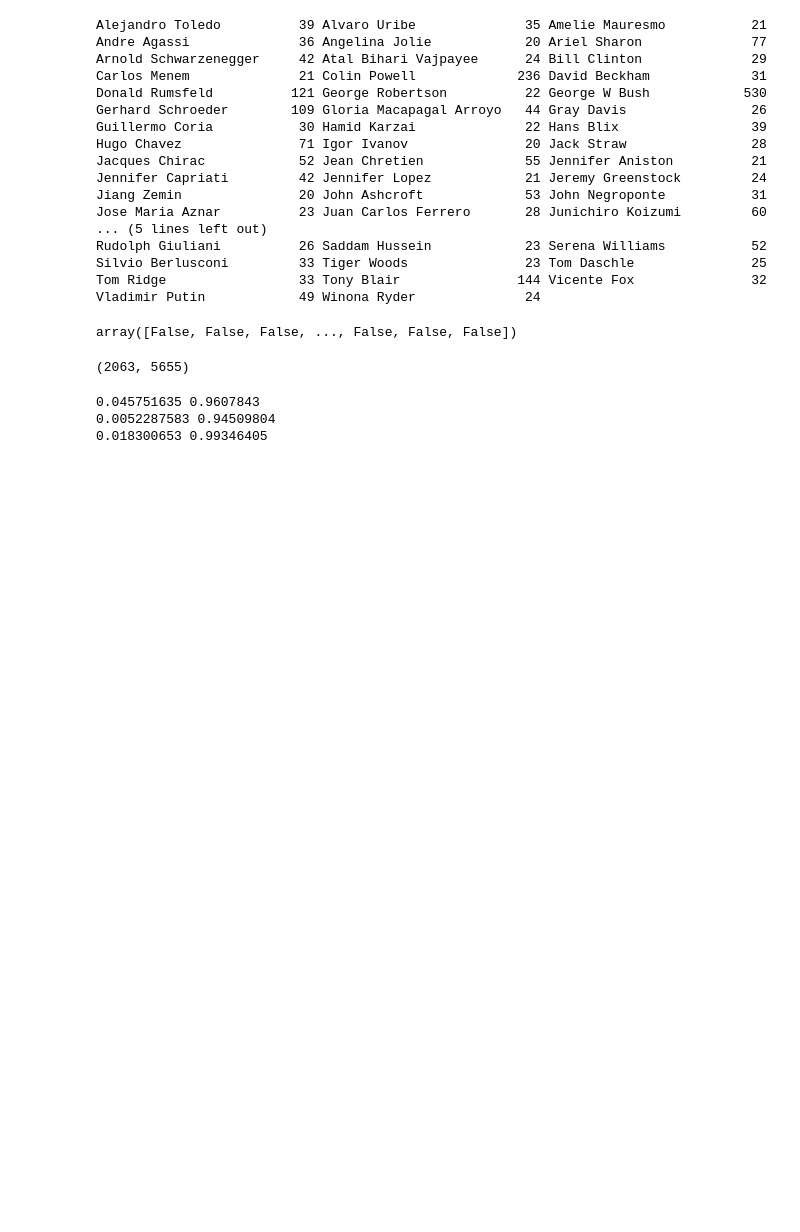
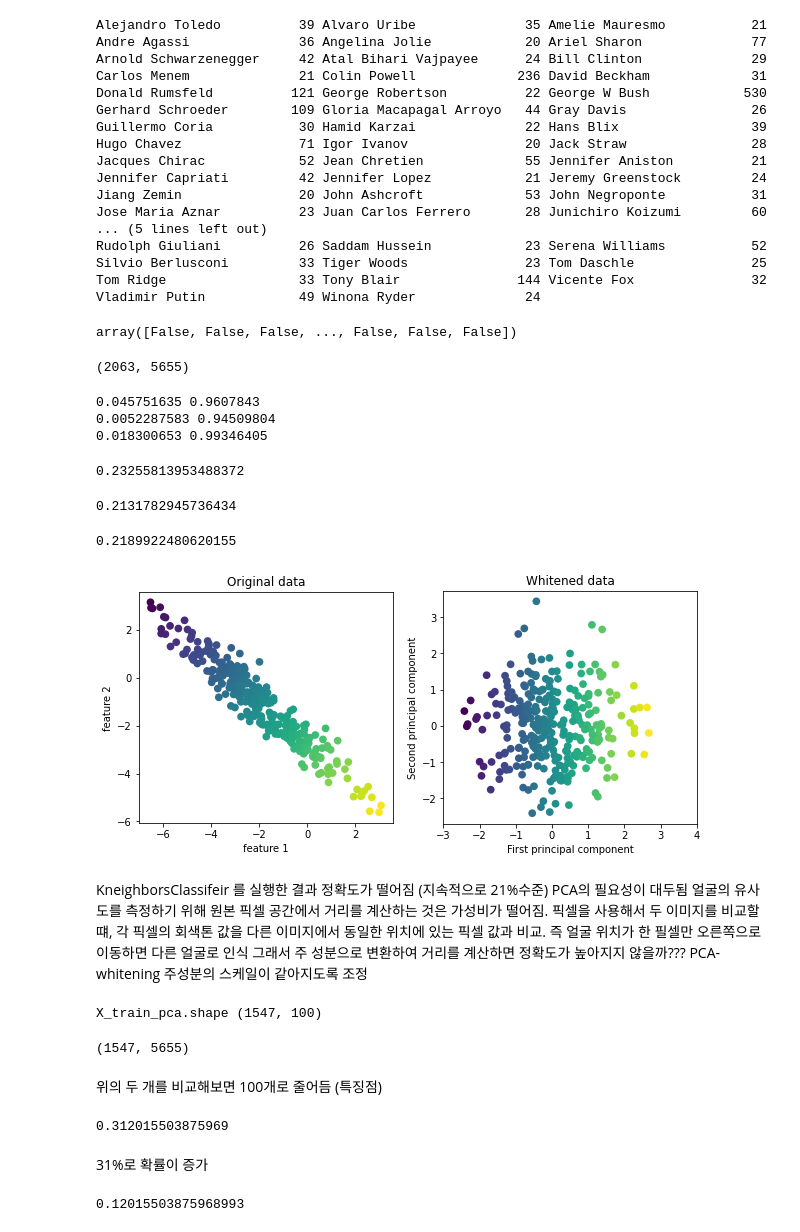
Before and after one commit to waldbear4/Python_2021, a Jupyter notebook: 20210623 Machine Learning Car Evaluation.ipynb, the cells around one changed output. Drawn from its saved outputs; the diff is of its cells as text; code cells hidden in the pictures; blank space fills up the shorter version.

```diff
--- a/20210623 Machine Learning Car Evaluation.ipynb
+++ b/20210623 Machine Learning Car Evaluation.ipynb
@@ -333,0 +337,20 @@ X_people /= 255
+# %%
+from sklearn.neighbors import KNeighborsClassifier
+X_train, X_test, y_train, y_test = train_test_split(X_people, y_people, stratify=y_people, random_state=0)
+knn = KNeighborsClassifier(n_neighbors=1)
+knn.fit(X_train, y_train)
+knn.score(X_test, y_test)
+# %% [output]
+0.23255813953488372
+# %%
+knn2 = KNeighborsClassifier(n_neighbors=2)
+knn2.fit(X_train, y_train)
+knn2.score(X_test, y_test)
+# %% [output]
+0.2131782945736434
+# %%
+knn3 = KNeighborsClassifier(n_neighbors=3)
+knn3.fit(X_train, y_train)
+knn3.score(X_test, y_test)
+# %% [output]
+0.2189922480620155
@@ -333,0 +359,42 @@ X_people /= 255
+# %%
+mglearn.plots.plot_pca_whitening()
+# %% [output]
+[figure, added]
+# %% [markdown]
+KneighborsClassifeir 를 실행한 결과 정확도가 떨어짐 (지속적으로 21%수준)
+PCA의 필요성이 대두됨
+얼굴의 유사도를 측정하기 위해 원본 픽셀 공간에서 거리를 계산하는 것은 가성비가 떨어짐.
+픽셀을 사용해서 두 이미지를 비교할 떄, 각 픽셀의 회색톤 값을 다른 이미지에서 동일한 위치에 있는 픽셀 값과 비교.
+즉 얼굴 위치가 한 필셀만 오른쪽으로 이동하면 다른 얼굴로 인식
+그래서 주 성분으로 변환하여 거리를 계산하면 정확도가 높아지지 않을까???
+PCA-whitening 주성분의 스케일이 같아지도록 조정
+# %%
+pca = PCA(n_components=100, whiten=True, random_state=0).fit(X_train)
+X_train_pca = pca.transform(X_train)
+X_test_pca = pca.transform(X_test)
+print("X_train_pca.shape", X_train_pca.shape)
+# %% [output]
+X_train_pca.shape (1547, 100)
+# %%
+X_train.shape
+# %% [output]
+(1547, 5655)
+# %% [markdown]
+위의 두 개를 비교해보면 100개로 줄어듬 (특징점)
+# %%
+knn = KNeighborsClassifier(n_neighbors=1)
+knn.fit(X_train_pca, y_train)
+knn.score(X_test_pca, y_test)
+# %% [output]
+0.312015503875969
+# %% [markdown]
+31%로 확률이 증가
+# %%
+pca = PCA(n_components=10, whiten=True, random_state=0).fit(X_train)
+X_train_pca = pca.transform(X_train)
+X_test_pca = pca.transform(X_test)
+knn = KNeighborsClassifier(n_neighbors=1)
+knn.fit(X_train_pca, y_train)
+knn.score(X_test_pca, y_test)
+# %% [output]
+0.12015503875968993
```
Also changed, not shown: parts of 3 cells of this notebook.
